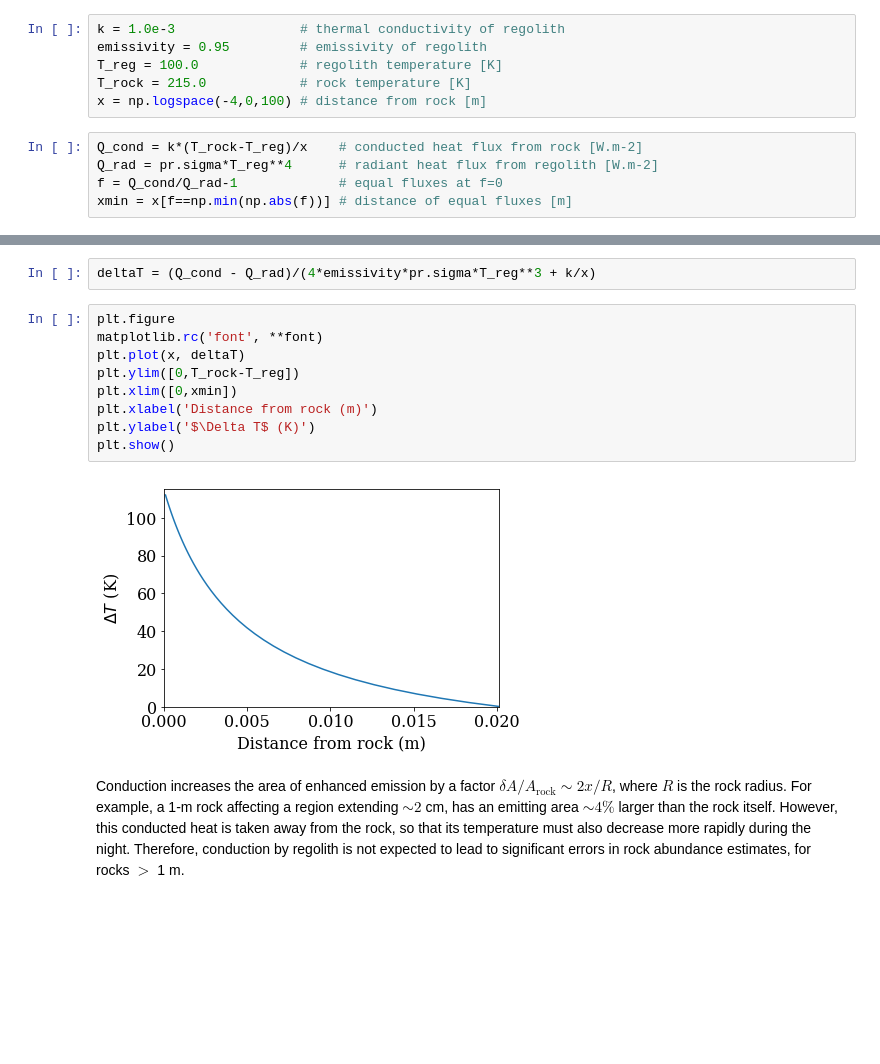
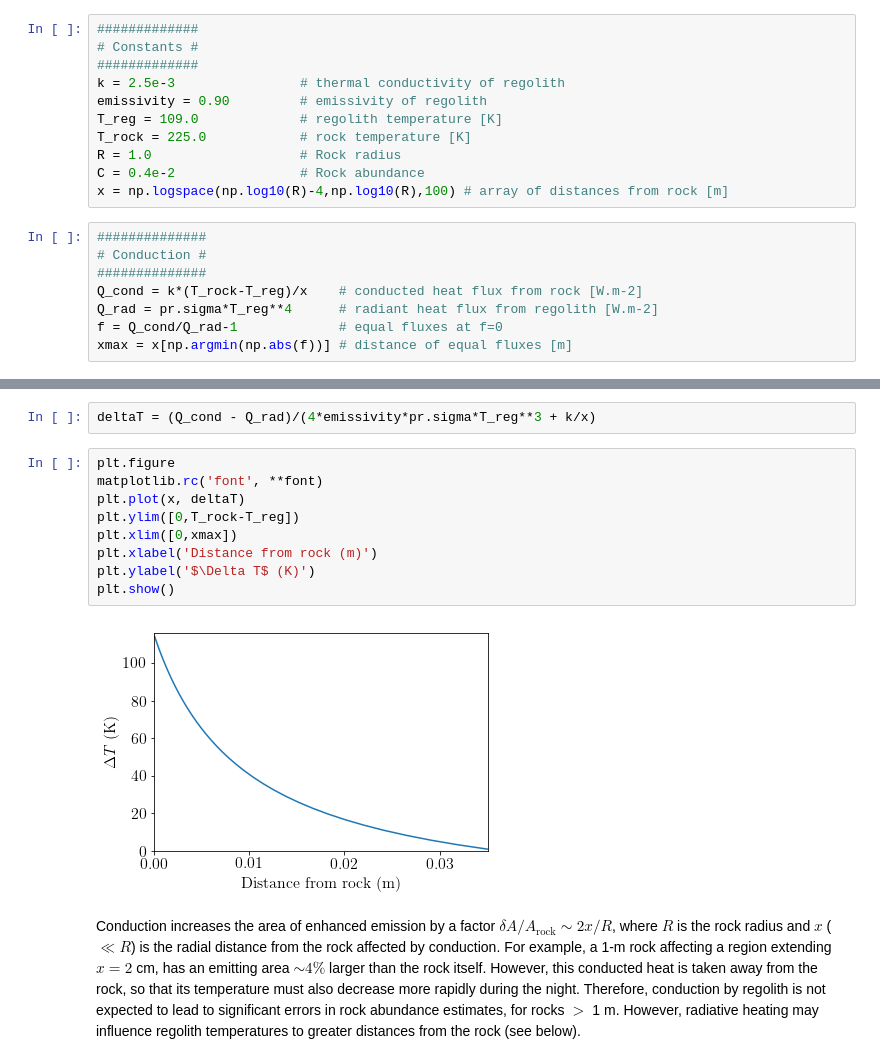
Before and after one commit to phayne/moon, a Jupyter notebook: Rock-Regolith-Temperatures.ipynb, the cells around one changed output, grey strips where cells are left out. Saved outputs shown, nothing was run; the diff lists cells and outputs as text; blank space fills up the shorter version.

```diff
--- a/Rock-Regolith-Temperatures.ipynb
+++ b/Rock-Regolith-Temperatures.ipynb
@@ -17,14 +19,22 @@ import matplotlib
 import planetRad as pr
 %matplotlib inline
 # %%
-k = 1.0e-3                # thermal conductivity of regolith
-emissivity = 0.95         # emissivity of regolith
-T_reg = 100.0             # regolith temperature [K]
-T_rock = 215.0            # rock temperature [K]
-x = np.logspace(-4,0,100) # distance from rock [m]
+#############
+# Constants #
+#############
+k = 2.5e-3                # thermal conductivity of regolith
+emissivity = 0.90         # emissivity of regolith
+T_reg = 109.0             # regolith temperature [K]
+T_rock = 225.0            # rock temperature [K]
+R = 1.0                   # Rock radius
+C = 0.4e-2                # Rock abundance
+x = np.logspace(np.log10(R)-4,np.log10(R),100) # array of distances from rock [m]
 # %%
+##############
+# Conduction #
+##############
 Q_cond = k*(T_rock-T_reg)/x    # conducted heat flux from rock [W.m-2]
 Q_rad = pr.sigma*T_reg**4      # radiant heat flux from regolith [W.m-2]
 f = Q_cond/Q_rad-1             # equal fluxes at f=0
-xmin = x[f==np.min(np.abs(f))] # distance of equal fluxes [m]
+xmax = x[np.argmin(np.abs(f))] # distance of equal fluxes [m]
 # %%
@@ -61,13 +74,13 @@ deltaT = (Q_cond - Q_rad)/(4*emissivity*pr.sigma*T_reg**3 + k/x)
 # %%
 plt.figure
 matplotlib.rc('font', **font)
 plt.plot(x, deltaT)
 plt.ylim([0,T_rock-T_reg])
-plt.xlim([0,xmin])
+plt.xlim([0,xmax])
 plt.xlabel('Distance from rock (m)')
 plt.ylabel('$\Delta T$ (K)')
 plt.show()
 # %% [output]
-[figure, old version]
+[figure, new version]
 # %% [markdown]
-Conduction increases the area of enhanced emission by a factor $\delta A/A_\textrm{rock} \sim 2x/R$, where $R$ is the rock radius. For example, a 1-m rock affecting a region extending $\sim 2$ cm, has an emitting area $\sim 4\%$ larger than the rock itself. However, this conducted heat is taken away from the rock, so that its temperature must also decrease more rapidly during the night. Therefore, conduction by regolith is not expected to lead to significant errors in rock abundance estimates, for rocks $>$ 1 m.
+Conduction increases the area of enhanced emission by a factor $\delta A/A_\textrm{rock} \sim 2x/R$, where $R$ is the rock radius and $x$ ($\ll R$) is the radial distance from the rock affected by conduction. For example, a 1-m rock affecting a region extending $x = 2$ cm, has an emitting area $\sim 4\%$ larger than the rock itself. However, this conducted heat is taken away from the rock, so that its temperature must also decrease more rapidly during the night. Therefore, conduction by regolith is not expected to lead to significant errors in rock abundance estimates, for rocks $>$ 1 m. However, radiative heating may influence regolith temperatures to greater distances from the rock (see below).
```
Also changed, not shown: parts of 23 cells of this notebook.
